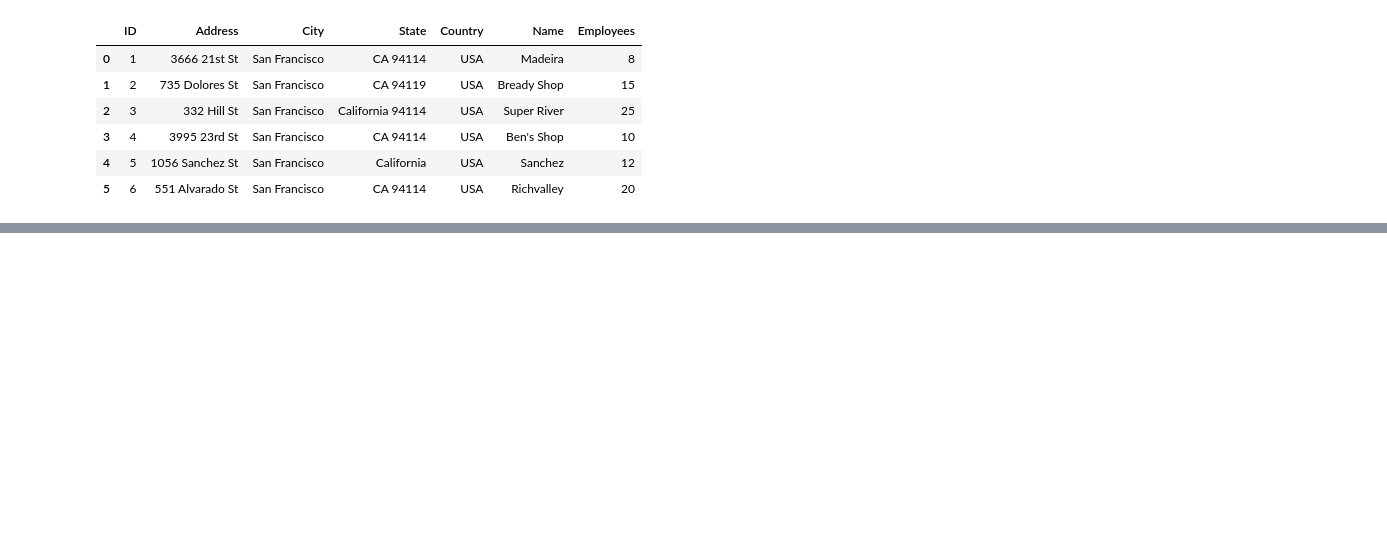
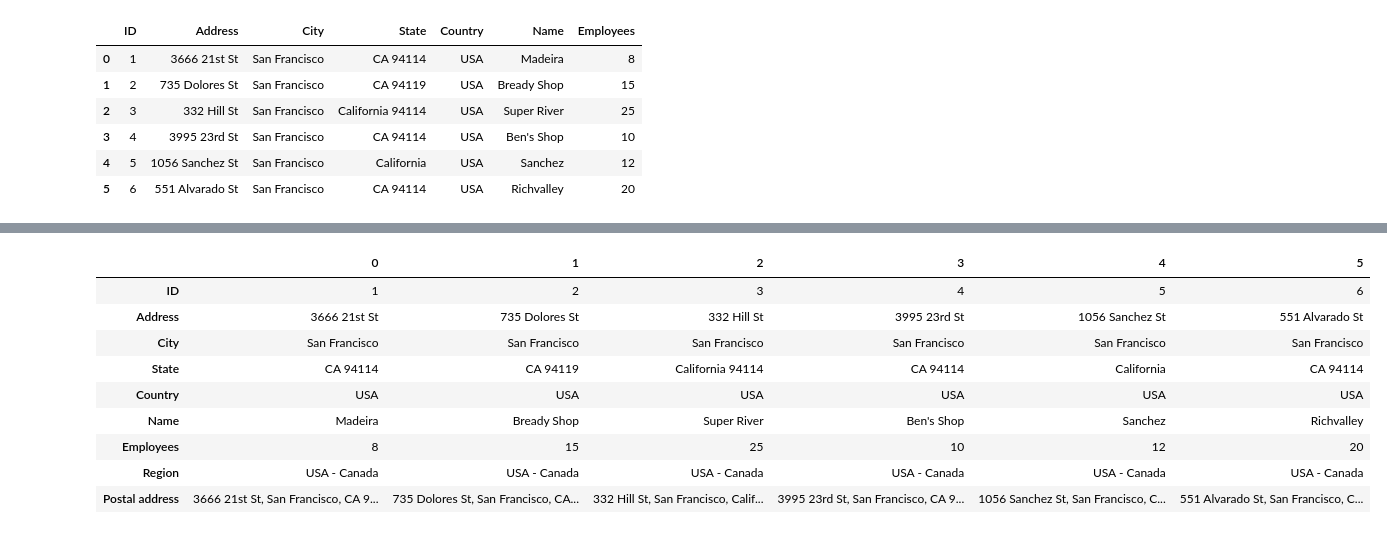
Before and after one commit to hellorobo/PyCode, a Jupyter notebook: Udemy Python Mega Course/pandas/udemy_excercise_S09_L95.ipynb, the cells around one changed output, grey strips where cells are left out. Saved outputs shown, nothing was run; the diff lists cells and outputs as text; code cells hidden in the pictures; blank space fills up the shorter version.

```diff
--- a/Udemy Python Mega Course/pandas/udemy_excercise_S09_L95.ipynb
+++ b/Udemy Python Mega Course/pandas/udemy_excercise_S09_L95.ipynb
@@ -58,0 +246,15 @@ df4
+# %%
+# transpose data frame
+df5_t = df5.T
+df5_t
+# %% [output]
+|  | 0 | 1 | 2 | 3 | 4 | 5 |
+| ID | 1 | 2 | 3 | 4 | 5 | 6 |
+| Address | 3666 21st St | 735 Dolores St | 332 Hill St | 3995 23rd St | 1056 Sanchez St | 551 Alvarado St |
+| City | San Francisco | San Francisco | San Francisco | San Francisco | San Francisco | San Francisco |
+| State | CA 94114 | CA 94119 | California 94114 | CA 94114 | California | CA 94114 |
+| Country | USA | USA | USA | USA | USA | USA |
+| Name | Madeira | Bready Shop | Super River | Ben's Shop | Sanchez | Richvalley |
+| Employees | 8 | 15 | 25 | 10 | 12 | 20 |
+| Region | USA - Canada | USA - Canada | USA - Canada | USA - Canada | USA - Canada | USA - Canada |
+| Postal address | 3666 21st St, San Francisco, CA 9... | 735 Dolores St, San Francisco, CA... | 332 Hill St, San Francisco, Calif... | 3995 23rd St, San Francisco, CA 9... | 1056 Sanchez St, San Francisco, C... | 551 Alvarado St, San Francisco, C... |
```
Also changed, not shown: parts of 23 cells of this notebook.
